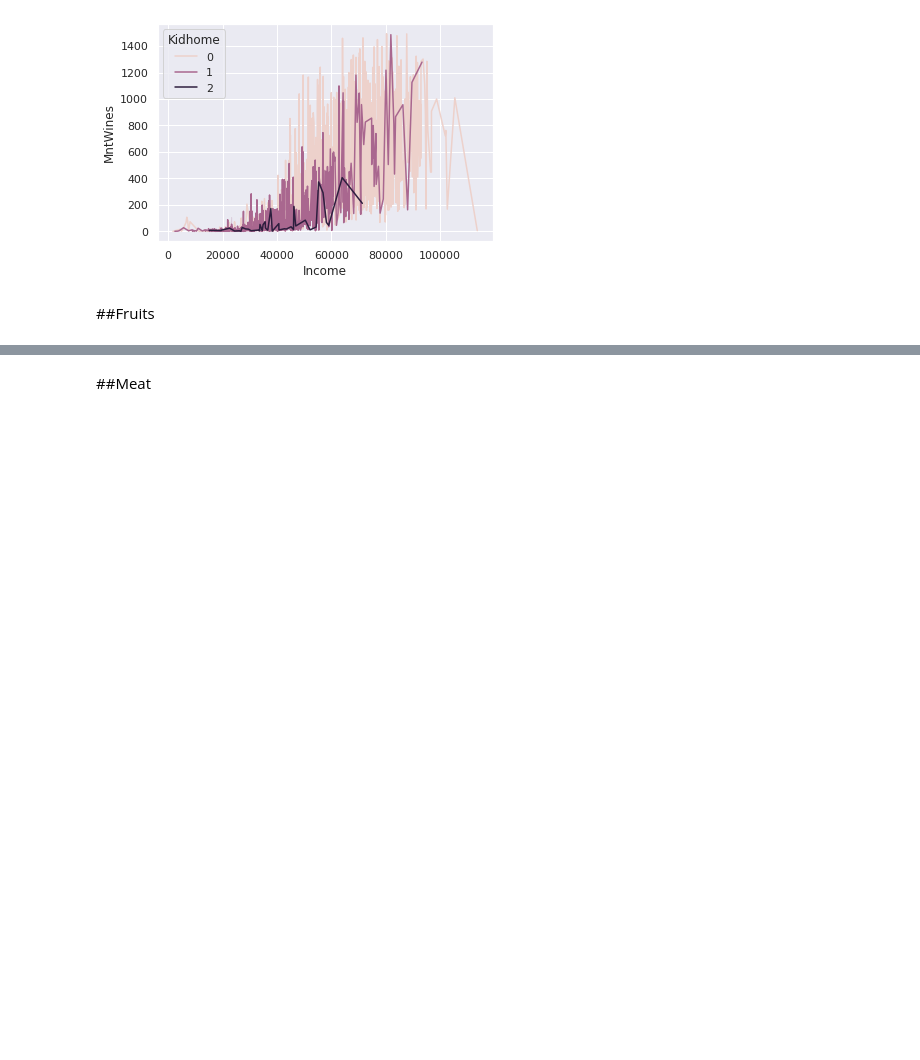
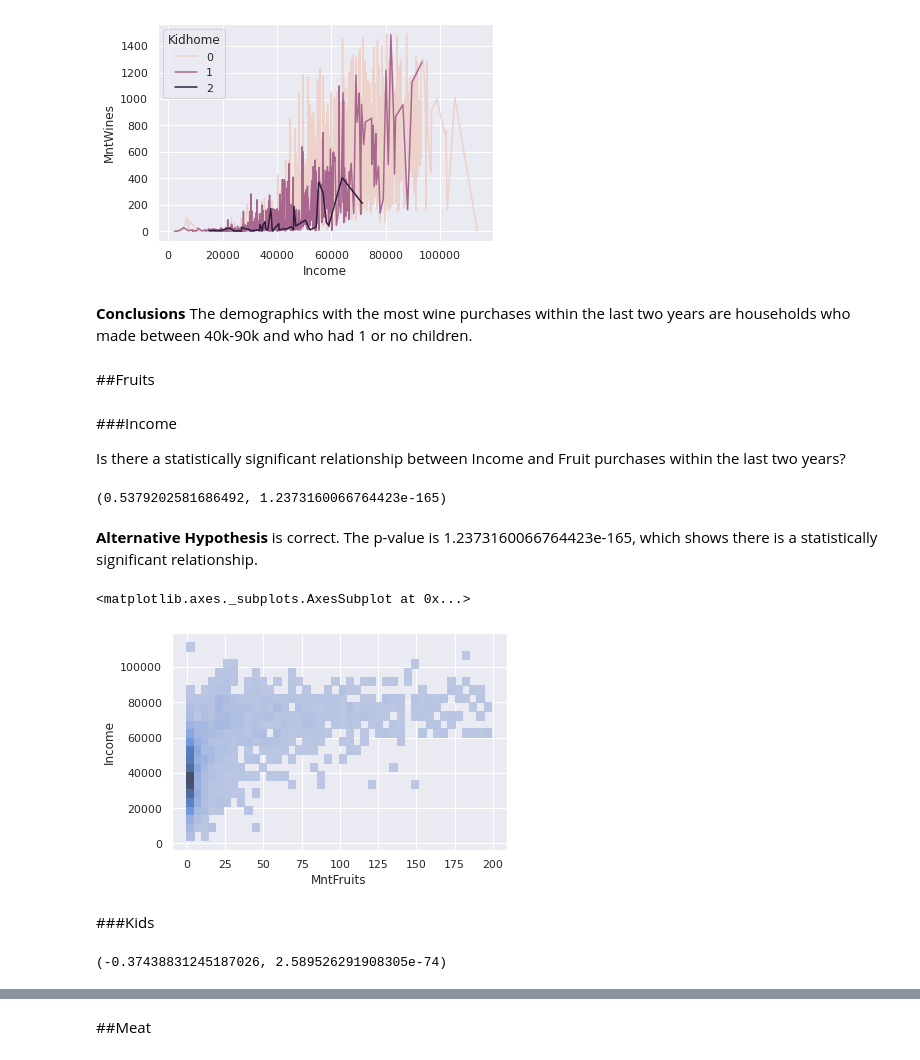
Before and after one commit to clanderson23/Grocery-Analysis, a Jupyter notebook: Grocery_Market_Analysis.ipynb, the cells around one changed output, grey strips where cells are left out. Saved outputs shown, nothing was run; the diff lists cells and outputs as text; code cells hidden in the pictures; blank space fills up the shorter version.

```diff
--- a/Grocery_Market_Analysis.ipynb
+++ b/Grocery_Market_Analysis.ipynb
@@ -279,5 +279,28 @@ sns.lineplot(y='MntWines', x='Income', hue='Kidhome', data=market_df)
 plt.ioff()
 # %% [output]
 [figure]
+# %% [markdown]
+**Conclusions** The demographics with the most wine purchases within the last two years are households who made between 40k-90k and who had 1 or no children.
 # %% [markdown]
 ##Fruits
+# %% [markdown]
+###Income
+
+Is there a statistically significant relationship between Income and Fruit purchases within the last two years?
+# %%
+stats.pearsonr(market_df['MntFruits'], market_df['Income'])
+# %% [output]
+(0.5379202581686492, 1.2373160066764423e-165)
+# %% [markdown]
+**Alternative Hypothesis** is correct. The p-value is 1.2373160066764423e-165, which shows there is a statistically significant relationship.
+# %%
+sns.histplot(y='Income', x='MntFruits', data=market_df)
+# %% [output]
+<matplotlib.axes._subplots.AxesSubplot at 0x...>
+[figure, added]
+# %% [markdown]
+###Kids
+# %%
+stats.pearsonr(market_df['MntFruits'], market_df['Kidhome'])
+# %% [output]
+(-0.37438831245187026, 2.589526291908305e-74)
```
Also changed, not shown: parts of 9 cells of this notebook.
